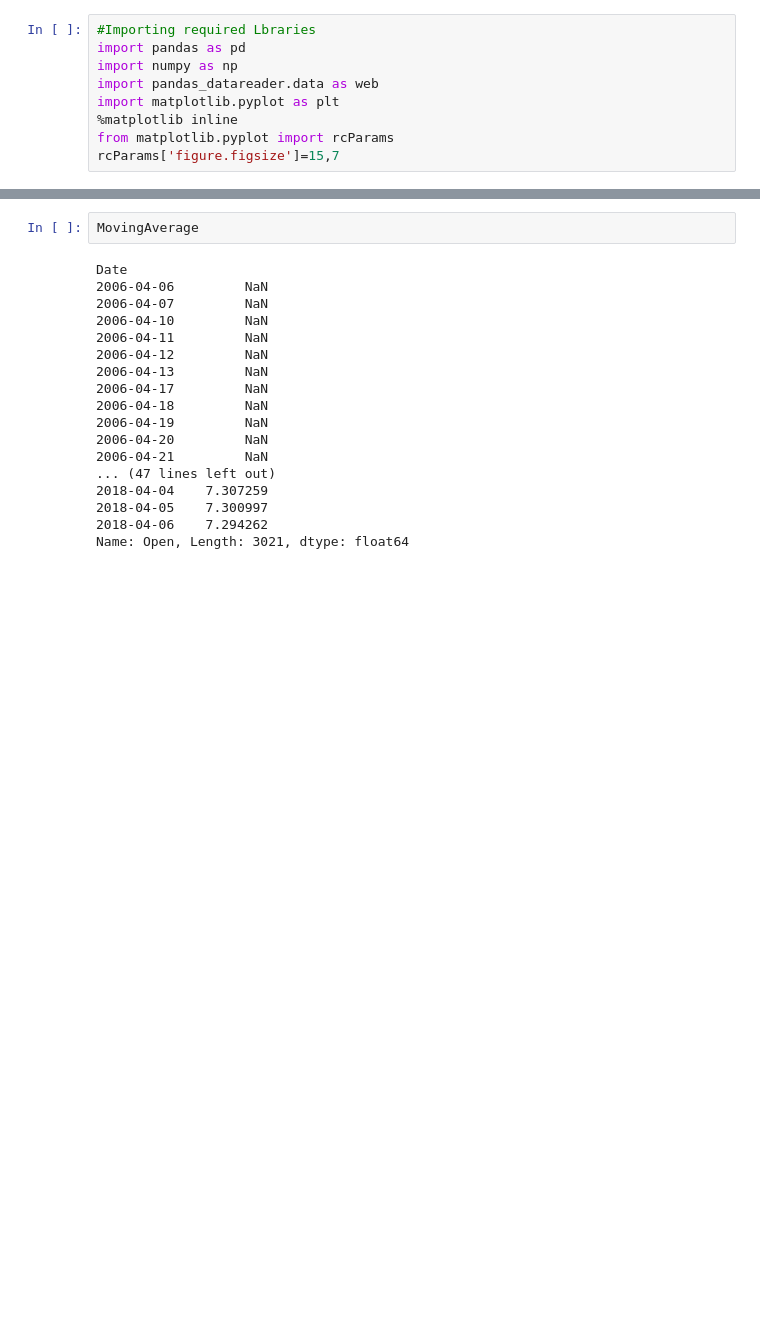
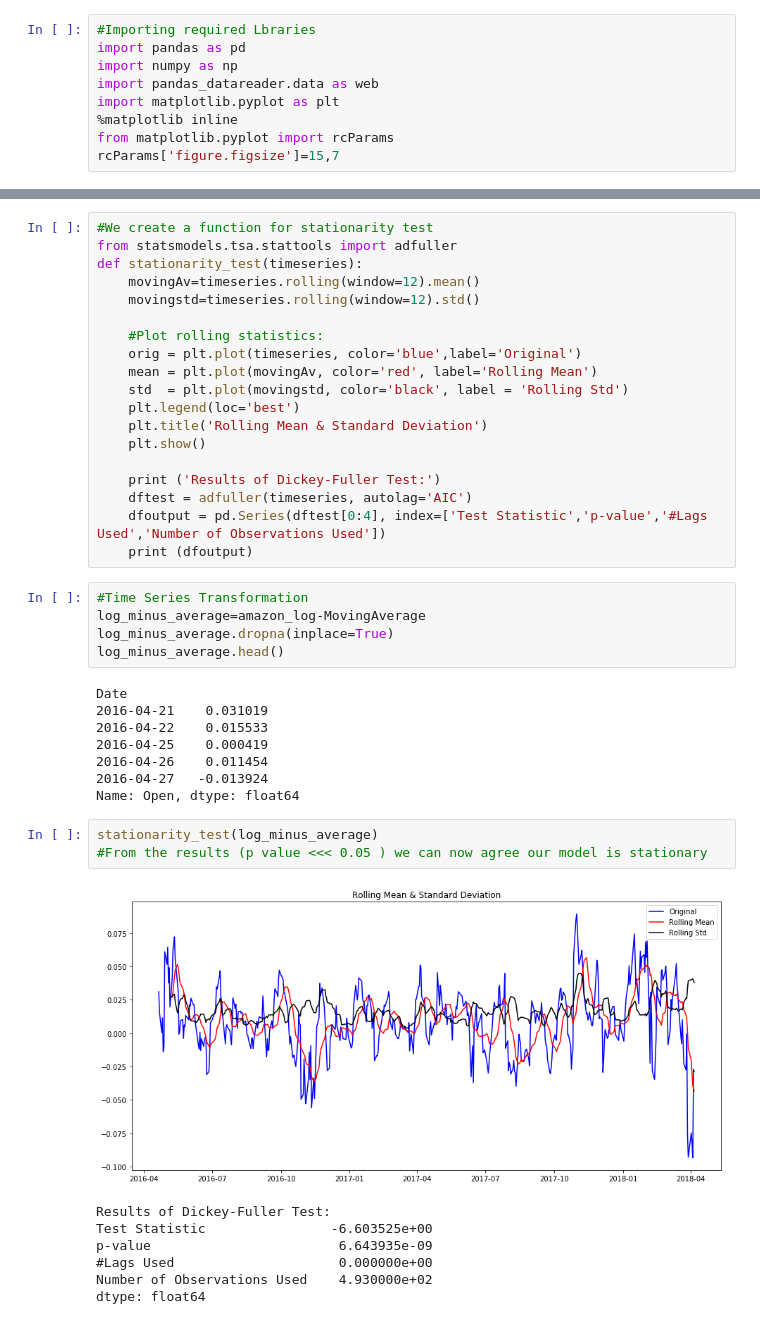
Before and after one commit to jasonrims/Time_series, a Jupyter notebook: Time_Series.ipynb, the cells around one changed output, grey strips where cells are left out. Cells and saved outputs as stored; diff of their text form; blank space fills up the shorter version.

Commit message:
stationarity

```diff
--- a/Time_Series.ipynb
+++ b/Time_Series.ipynb
@@ -108,20 +105,43 @@ plt.show()
-# %%
-MovingAverage
-# %% [output]
-Date
-2006-04-06         NaN
-2006-04-07         NaN
-2006-04-10         NaN
-2006-04-11         NaN
-2006-04-12         NaN
-2006-04-13         NaN
-2006-04-17         NaN
-2006-04-18         NaN
-2006-04-19         NaN
-2006-04-20         NaN
-2006-04-21         NaN
-... (47 lines left out)
-2018-04-04    7.307259
-2018-04-05    7.300997
-2018-04-06    7.294262
-Name: Open, Length: 3021, dtype: float64
+# %%
+#We create a function for stationarity test
+from statsmodels.tsa.stattools import adfuller
+def stationarity_test(timeseries):
+    movingAv=timeseries.rolling(window=12).mean()
+    movingstd=timeseries.rolling(window=12).std()
+
+    #Plot rolling statistics:
+    orig = plt.plot(timeseries, color='blue',label='Original')
+    mean = plt.plot(movingAv, color='red', label='Rolling Mean')
+    std  = plt.plot(movingstd, color='black', label = 'Rolling Std')
+    plt.legend(loc='best')
+    plt.title('Rolling Mean & Standard Deviation')
+    plt.show()
+
+    print ('Results of Dickey-Fuller Test:')
+    dftest = adfuller(timeseries, autolag='AIC')
+    dfoutput = pd.Series(dftest[0:4], index=['Test Statistic','p-value','#Lags Used','Number of Observations Used'])
+    print (dfoutput)
+# %%
+#Time Series Transformation
+log_minus_average=amazon_log-MovingAverage
+log_minus_average.dropna(inplace=True)
+log_minus_average.head()
+# %% [output]
+Date
+2016-04-21    0.031019
+2016-04-22    0.015533
+2016-04-25    0.000419
+2016-04-26    0.011454
+2016-04-27   -0.013924
+Name: Open, dtype: float64
+# %%
+stationarity_test(log_minus_average)
+#From the results (p value <<< 0.05 ) we can now agree our model is stationary
+# %% [output]
+[figure, added]
+Results of Dickey-Fuller Test:
+Test Statistic                -6.603525e+00
+p-value                        6.643935e-09
+#Lags Used                     0.000000e+00
+Number of Observations Used    4.930000e+02
+dtype: float64
```
Also changed, not shown: parts of 13 cells of this notebook.
